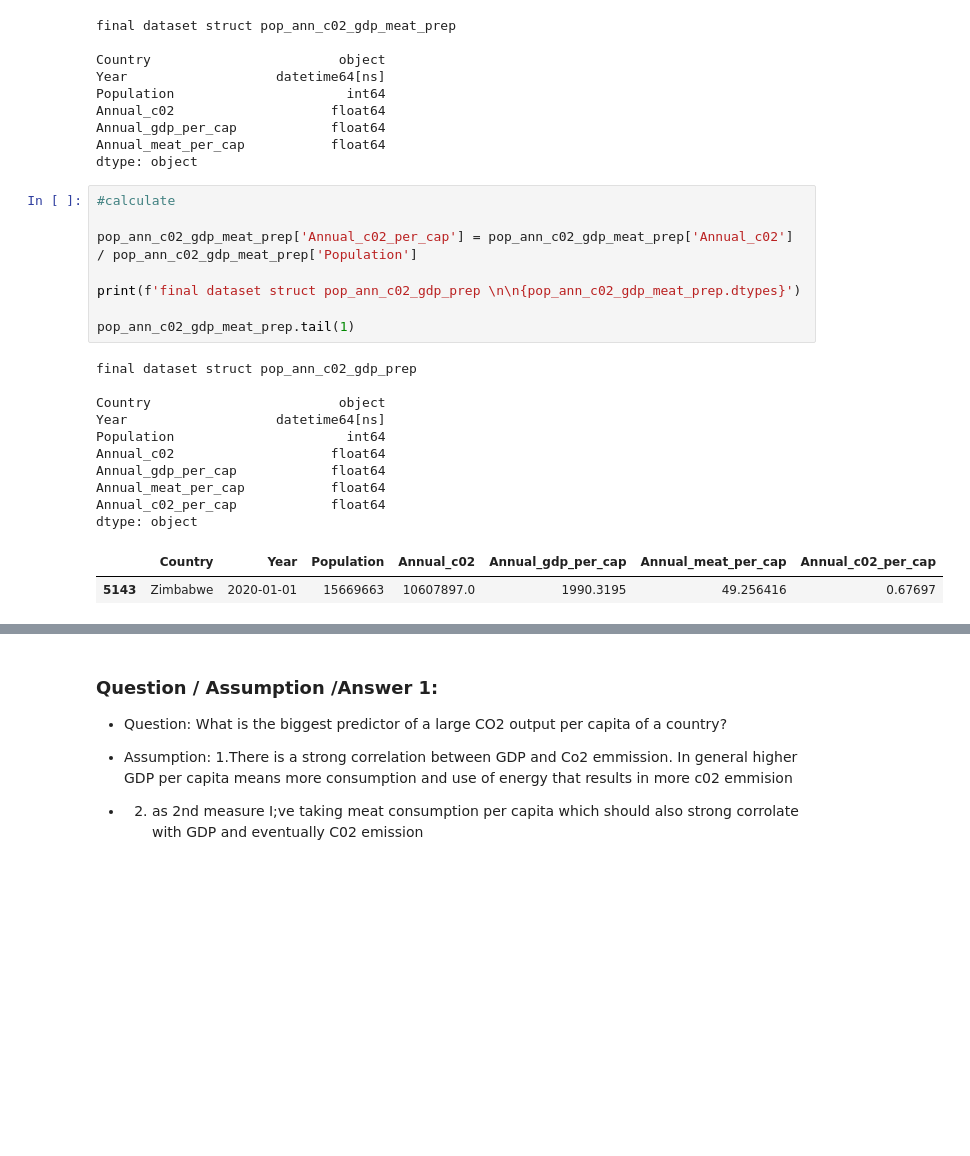
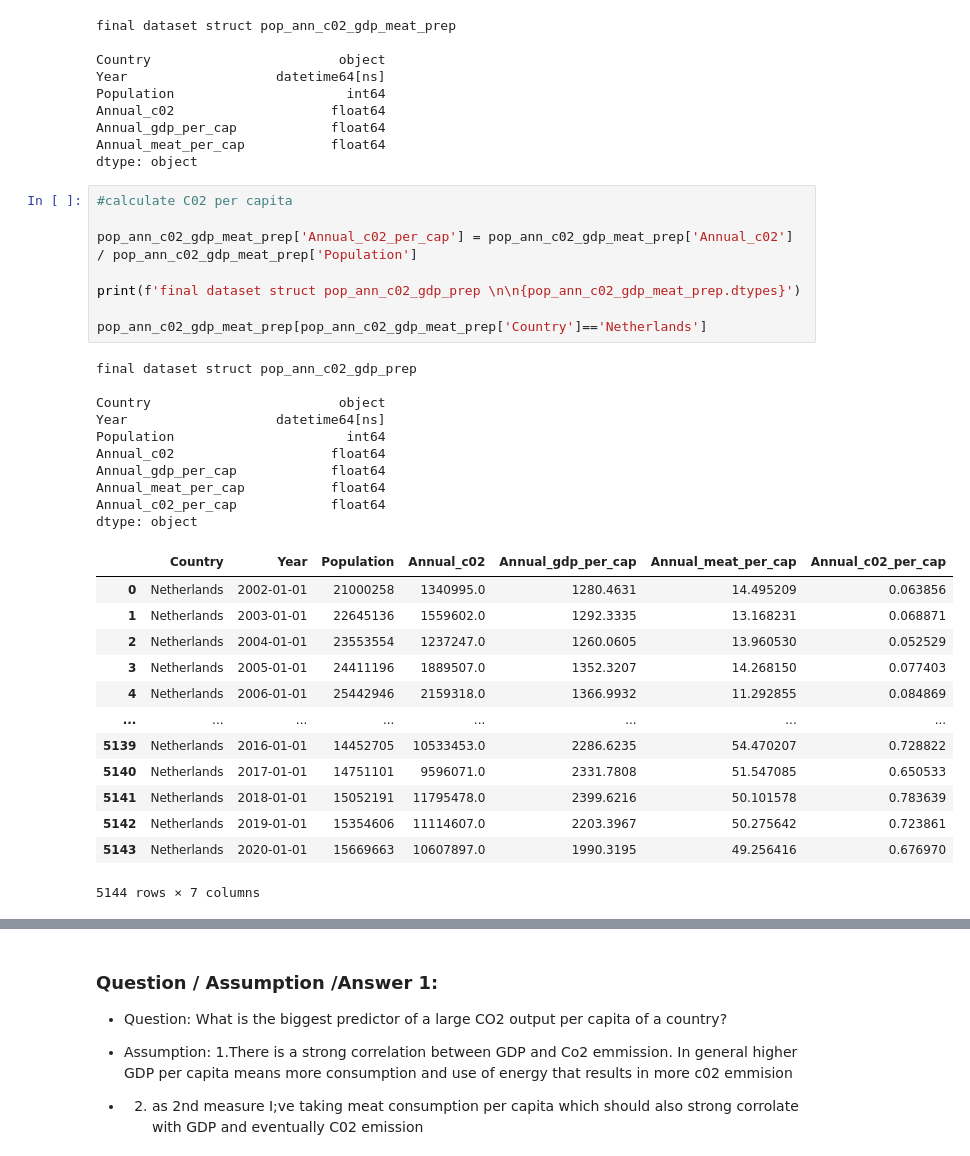
Before and after one commit to ayuksekdag/winacademy_python_dna, a Jupyter notebook: final_assignment/final_co2Project.ipynb, the cells around one changed output, grey strips where cells are left out. Saved outputs shown, nothing was run; the diff lists cells and outputs as text; blank space fills up the shorter version.

```diff
--- a/final_assignment/final_co2Project.ipynb
+++ b/final_assignment/final_co2Project.ipynb
@@ -150,23 +167,34 @@ Annual_gdp_per_cap            float64
 Annual_meat_per_cap           float64
 dtype: object
 # %%
-#calculate
+#calculate C02 per capita
 
 pop_ann_c02_gdp_meat_prep['Annual_c02_per_cap'] = pop_ann_c02_gdp_meat_prep['Annual_c02'] / pop_ann_c02_gdp_meat_prep['Population']
 
 print(f'final dataset struct pop_ann_c02_gdp_prep \n\n{pop_ann_c02_gdp_meat_prep.dtypes}')
 
-pop_ann_c02_gdp_meat_prep.tail(1)
+pop_ann_c02_gdp_meat_prep[pop_ann_c02_gdp_meat_prep['Country']=='Netherlands']
 # %% [output]
 final dataset struct pop_ann_c02_gdp_prep
 
 Country                        object
 Year                   datetime64[ns]
 Population                      int64
 Annual_c02                    float64
 Annual_gdp_per_cap            float64
 Annual_meat_per_cap           float64
 Annual_c02_per_cap            float64
 dtype: object
 |  | Country | Year | Population | Annual_c02 | Annual_gdp_per_cap | Annual_meat_per_cap | Annual_c02_per_cap |
-| 5143 | Zimbabwe | 2020-01-01 | 15669663 | 10607897.0 | 1990.3195 | 49.256416 | 0.67697 |
+| 0 | Netherlands | 2002-01-01 | 21000258 | 1340995.0 | 1280.4631 | 14.495209 | 0.063856 |
+| 1 | Netherlands | 2003-01-01 | 22645136 | 1559602.0 | 1292.3335 | 13.168231 | 0.068871 |
+| 2 | Netherlands | 2004-01-01 | 23553554 | 1237247.0 | 1260.0605 | 13.960530 | 0.052529 |
+| 3 | Netherlands | 2005-01-01 | 24411196 | 1889507.0 | 1352.3207 | 14.268150 | 0.077403 |
+| 4 | Netherlands | 2006-01-01 | 25442946 | 2159318.0 | 1366.9932 | 11.292855 | 0.084869 |
+| ... | ... | ... | ... | ... | ... | ... | ... |
+| 5139 | Netherlands | 2016-01-01 | 14452705 | 10533453.0 | 2286.6235 | 54.470207 | 0.728822 |
+| 5140 | Netherlands | 2017-01-01 | 14751101 | 9596071.0 | 2331.7808 | 51.547085 | 0.650533 |
+| 5141 | Netherlands | 2018-01-01 | 15052191 | 11795478.0 | 2399.6216 | 50.101578 | 0.783639 |
+| 5142 | Netherlands | 2019-01-01 | 15354606 | 11114607.0 | 2203.3967 | 50.275642 | 0.723861 |
+| 5143 | Netherlands | 2020-01-01 | 15669663 | 10607897.0 | 1990.3195 | 49.256416 | 0.676970 |
+5144 rows × 7 columns
```
Also changed, not shown: parts of 8 cells of this notebook.
